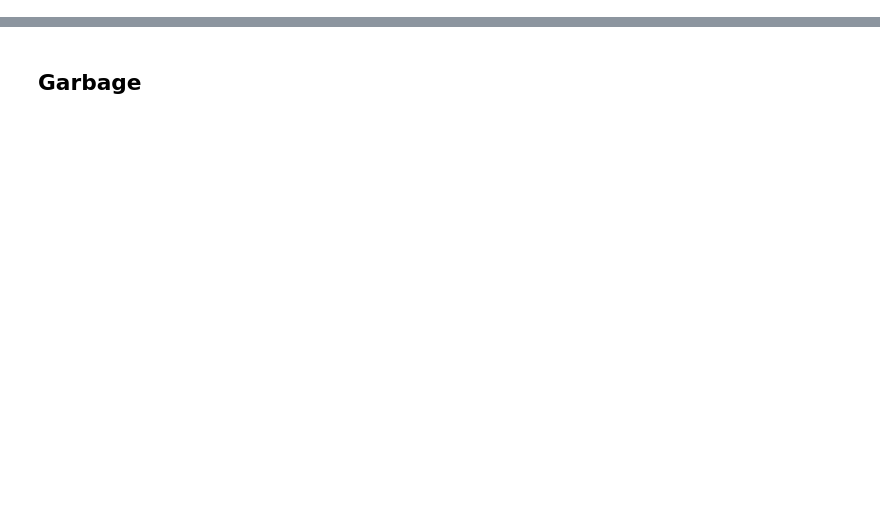
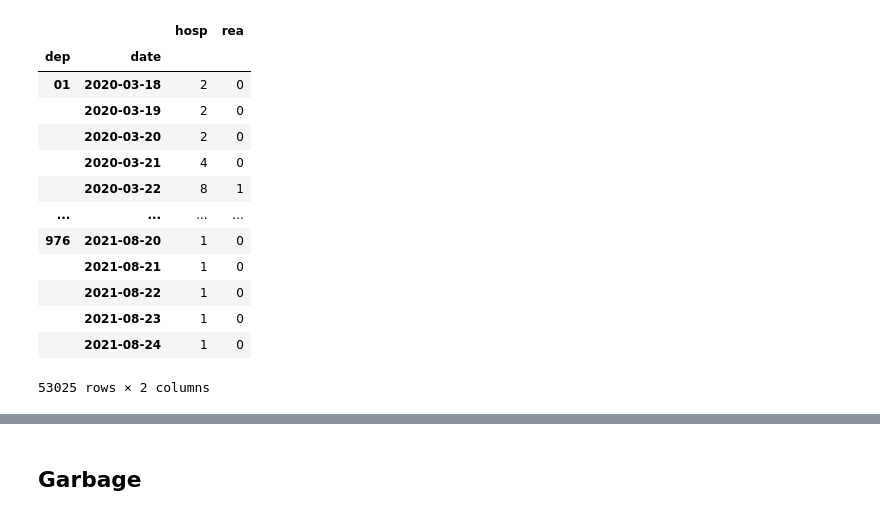
Before and after one commit to limiteinductive/elaine_and_the_gentle_boyz, a Jupyter notebook: notebooks/darts.ipynb, the cells around one changed output, grey strips where cells are left out. Saved outputs shown, nothing was run; the diff lists cells and outputs as text; code cells hidden in the pictures; blank space fills up the shorter version.

```diff
--- a/notebooks/darts.ipynb
+++ b/notebooks/darts.ipynb
@@ -66,0 +149,17 @@ AttributeError: 'DataArray' object has no attribute 'dimensions'
+# %%
+covid_df.set_index(['dep', 'date'])[['hosp', 'rea']]
+# %% [output]
+|  |  | hosp | rea |
+| dep | date |  |  |
+| 01 | 2020-03-18 | 2 | 0 |
+|  | 2020-03-19 | 2 | 0 |
+|  | 2020-03-20 | 2 | 0 |
+|  | 2020-03-21 | 4 | 0 |
+|  | 2020-03-22 | 8 | 1 |
+| ... | ... | ... | ... |
+| 976 | 2021-08-20 | 1 | 0 |
+|  | 2021-08-21 | 1 | 0 |
+|  | 2021-08-22 | 1 | 0 |
+|  | 2021-08-23 | 1 | 0 |
+|  | 2021-08-24 | 1 | 0 |
+53025 rows × 2 columns
```
Also changed, not shown: parts of 65 cells of this notebook, 1 other file.
